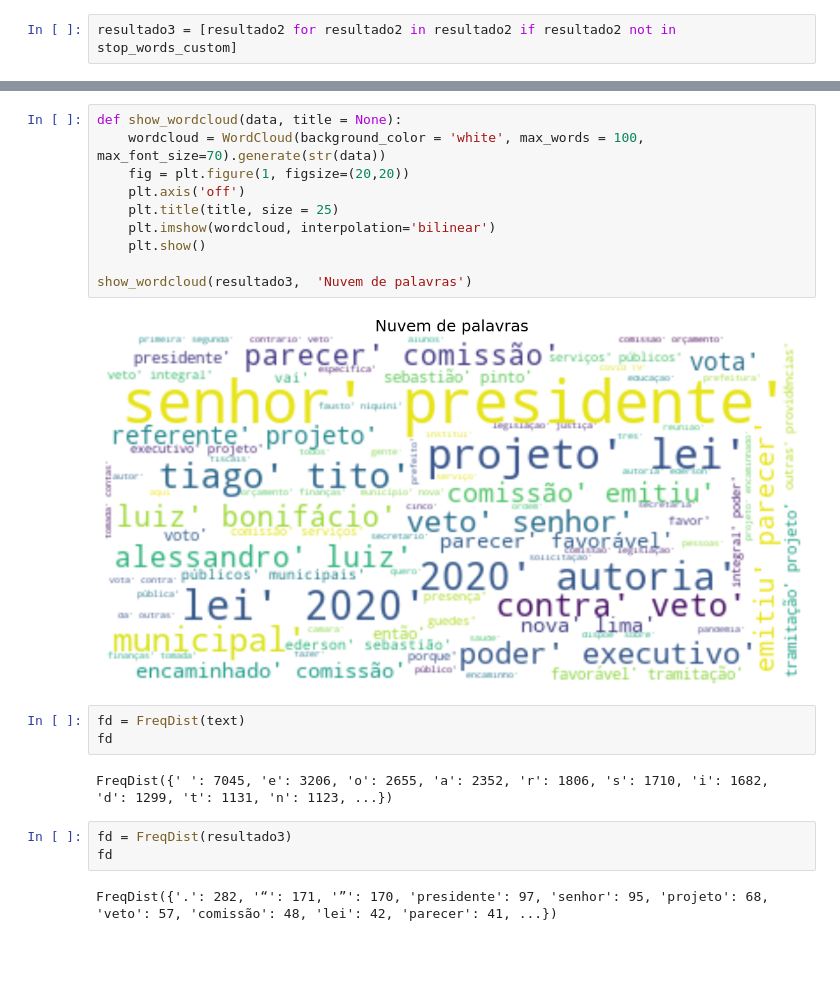
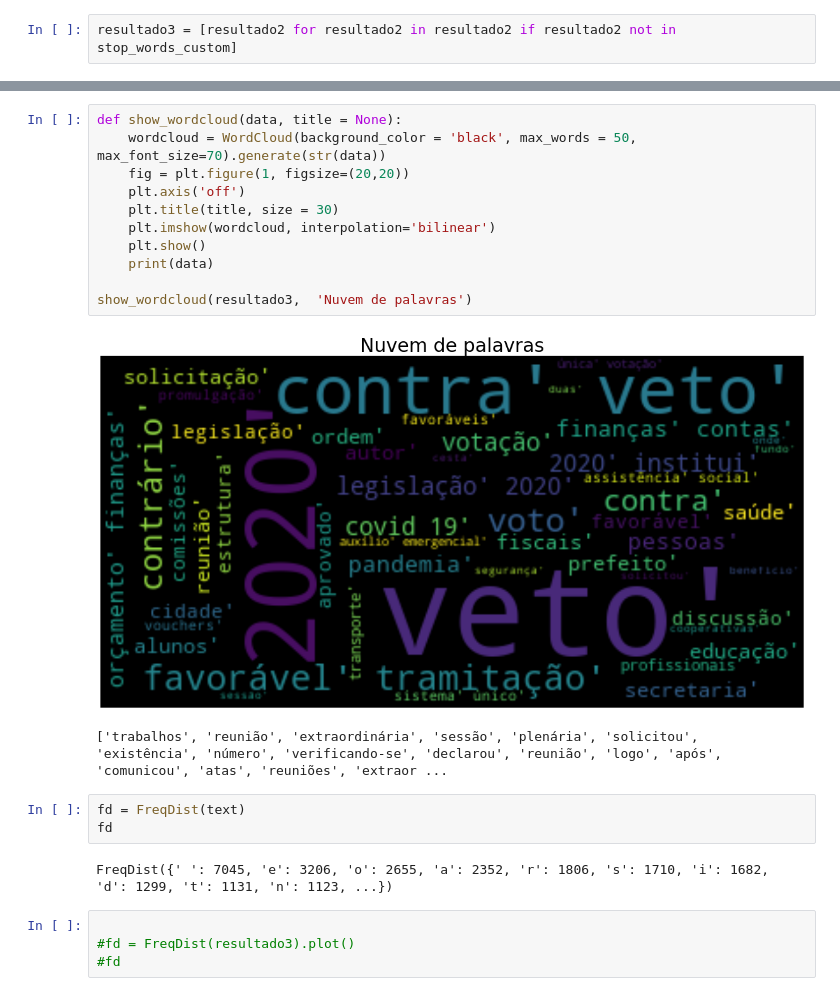
Before and after one commit to MichelAngelo7/NovaLima, a Jupyter notebook: Nuvem de palavras/NuvemDePalavrasPdfMiner.ipynb, the cells around one changed output, grey strips where cells are left out. Cells and saved outputs as stored; diff of their text form; blank space fills up the shorter version.

Commit message:
update dictionary stop words

```diff
--- a/Nuvem de palavras/NuvemDePalavrasPdfMiner.ipynb
+++ b/Nuvem de palavras/NuvemDePalavrasPdfMiner.ipynb
@@ -82,22 +268,23 @@ print(len(resultado3))
 # %%
 def show_wordcloud(data, title = None):
-    wordcloud = WordCloud(background_color = 'white', max_words = 100, max_font_size=70).generate(str(data))
+    wordcloud = WordCloud(background_color = 'black', max_words = 50, max_font_size=70).generate(str(data))
     fig = plt.figure(1, figsize=(20,20))
     plt.axis('off')
-    plt.title(title, size = 25)
+    plt.title(title, size = 30)
     plt.imshow(wordcloud, interpolation='bilinear')
     plt.show()
+    print(data)
 
 show_wordcloud(resultado3,  'Nuvem de palavras')
 # %% [output]
-[figure, old version]
+[figure, new version]
+['trabalhos', 'reunião', 'extraordinária', 'sessão', 'plenária', 'solicitou', 'existência', 'número', 'verificando-se', 'declarou', 'reunião', 'logo', 'após', 'comunicou', 'atas', 'reuniões', 'extraor ...
 # %%
 fd = FreqDist(text)
 fd
 # %% [output]
 FreqDist({' ': 7045, 'e': 3206, 'o': 2655, 'a': 2352, 'r': 1806, 's': 1710, 'i': 1682, 'd': 1299, 't': 1131, 'n': 1123, ...})
 # %%
-fd = FreqDist(resultado3)
-fd
+
+#fd = FreqDist(resultado3).plot()
+#fd
-# %% [output]
-FreqDist({'.': 282, '“': 171, '”': 170, 'presidente': 97, 'senhor': 95, 'projeto': 68, 'veto': 57, 'comissão': 48, 'lei': 42, 'parecer': 41, ...})
```
Also changed, not shown: parts of 10 cells of this notebook.
